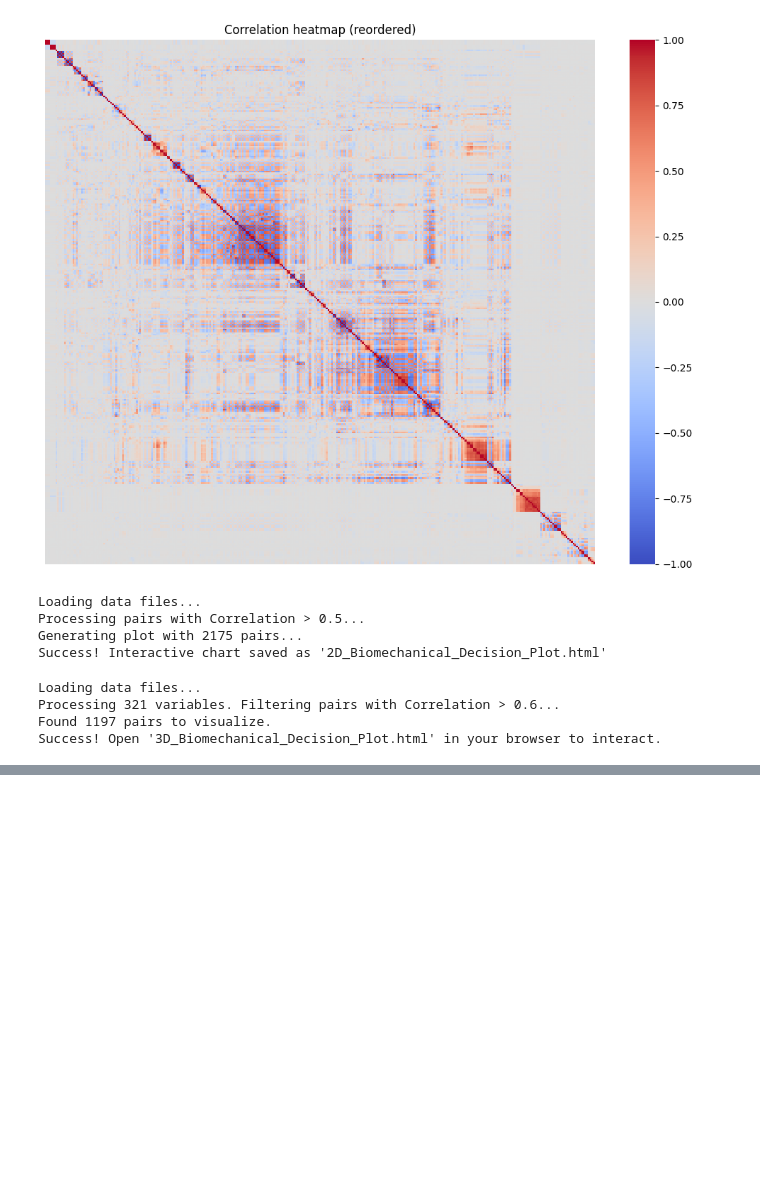
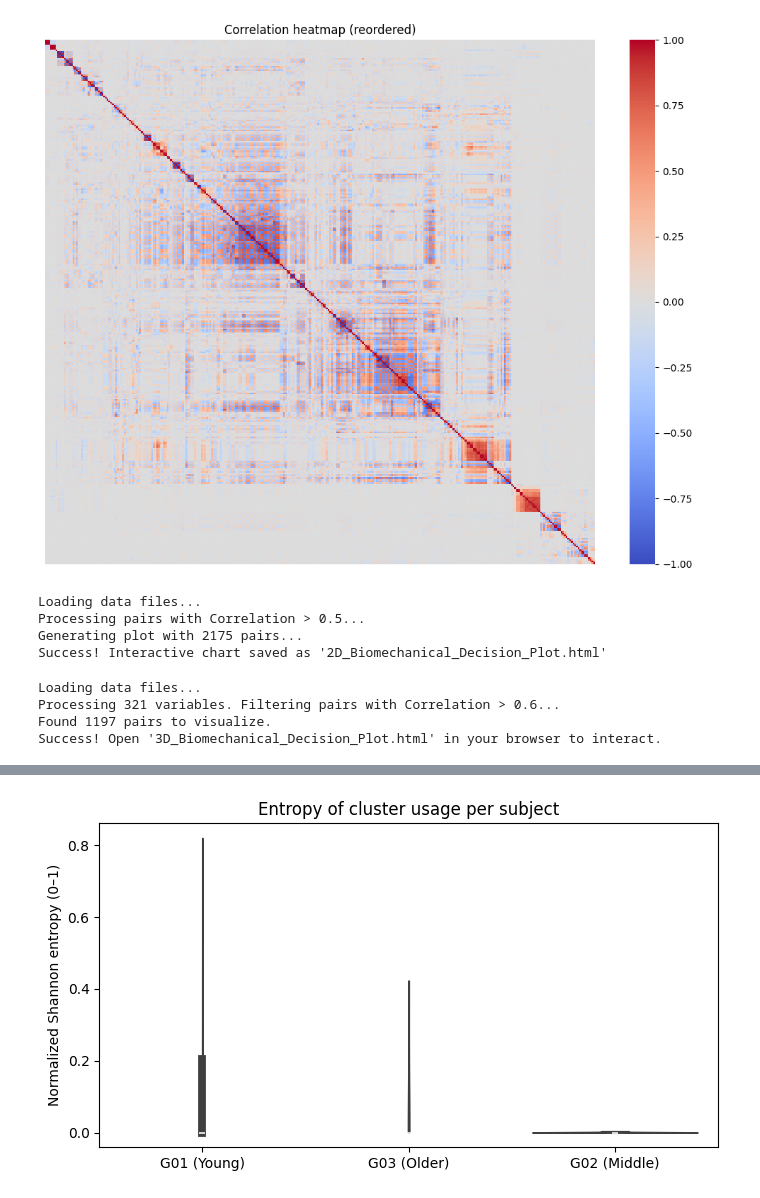
Before and after one commit to carmare13/Gait-Stability, a Jupyter notebook: NoteBooks/Structural_redundancy_raw.ipynb, the cells around one changed output, grey strips where cells are left out. Drawn from its saved outputs; the diff is of its cells as text; code cells hidden in the pictures; blank space fills up the shorter version.

```diff
--- a/NoteBooks/Structural_redundancy_raw.ipynb
+++ b/NoteBooks/Structural_redundancy_raw.ipynb
@@ -1079,0 +1802,18 @@ Success! Open '3D_Biomechanical_Decision_Plot.html' in your browser to interact.
+# %%
+def fkg_activation_pc1_ratio(x_cycle_nt, fkg_idxs, eps=1e-12):
+    """
+    Ratio of variance explained by PC1 inside FKG.
+    High -> block moves as 1D rigid synergy.
+    """
+    Xf = x_cycle_nt[:, fkg_idxs]
+    Xf = np.nan_to_num(Xf, nan=0.0, posinf=0.0, neginf=0.0)
+    Xf = Xf - Xf.mean(axis=0, keepdims=True)
+
+    K = Xf.shape[1]
+    if K < 2:
+        return 1.0  # trivial
+
+    # SVD of T x K
+    _, s, _ = np.linalg.svd(Xf, full_matrices=False)
+    var = (s**2)
+    return float(var[0] / (var.sum() + eps))
@@ -1079,0 +2200,13 @@ Success! Open '3D_Biomechanical_Decision_Plot.html' in your browser to interact.
+# %%
+# make groups 0,1,2 if needed
+if dfH["group"].min() == 1 and dfH["group"].max() == 3:
+    dfH["group0"] = dfH["group"] - 1
+else:
+    dfH["group0"] = dfH["group"]
+
+group_labels = {0: "G01 (Young)", 1: "G02 (Middle)", 2: "G03 (Older)"}
+dfH["group_name"] = dfH["group0"].map(group_labels)
+
+dfH.to_csv("subject_cluster_shannon_entropy.csv", index=False)
+print("Saved: subject_cluster_shannon_entropy.csv")
+display(dfH.head())
@@ -1079,0 +2221,16 @@ Success! Open '3D_Biomechanical_Decision_Plot.html' in your browser to interact.
+# %%
+plt.figure(figsize=(7,4))
+sns.violinplot(
+    data=dfH,
+    x="group_name",
+    y="H_norm",
+    inner="box",
+    cut=0
+)
+plt.ylabel("Normalized Shannon entropy (0–1)")
+plt.xlabel("")
+plt.title("Entropy of cluster usage per subject")
+plt.tight_layout()
+plt.show()
+# %% [output]
+[figure, added]
```
Also changed, not shown: parts of 33 cells of this notebook, 2 other files.
